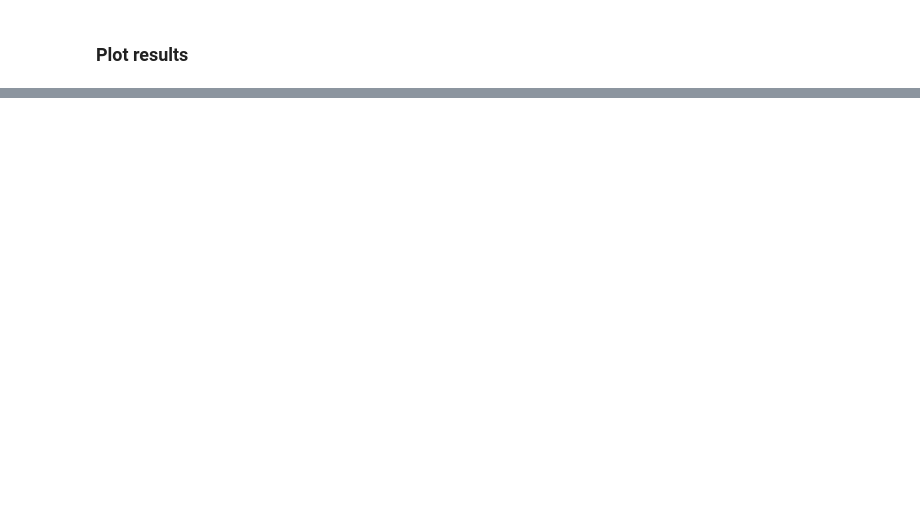
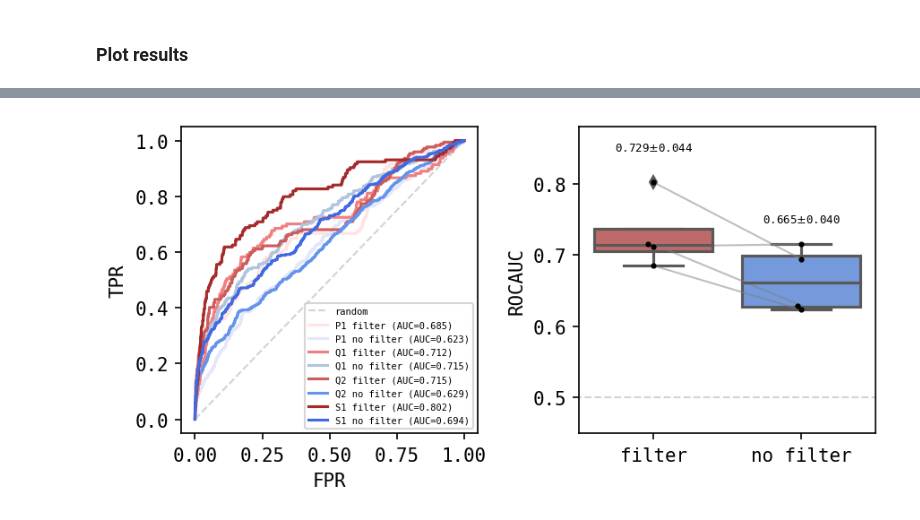
Before and after one commit to svalkiers/immune_response_detection, a Jupyter notebook: notebooks/YFV_background_ROC_analysis.ipynb, the cells around one changed output, grey strips where cells are left out. Cells and saved outputs as stored; diff of their text form; code cells hidden in the pictures; blank space fills up the shorter version.

```diff
--- a/notebooks/YFV_background_ROC_analysis.ipynb
+++ b/notebooks/YFV_background_ROC_analysis.ipynb
@@ -338,0 +476,79 @@ fig.savefig("./fig/roc_auc_P1_15_LD_2.png", format="png", dpi=500)
+# %%
+donors = ["P1","Q1","Q2","S1"]
+d = "12_2"
+sign = False
+cutoff = .2
+
+fig, ax = plt.subplots(dpi=150,figsize=(6,3),ncols=2)
+colors_red = ["mistyrose","lightcoral","indianred","brown"]
+colors_blue = ["lavender","lightsteelblue","cornflowerblue","royalblue"]
+
+red_auc = []
+blue_auc = []
+
+ax[0].plot([0,1],[0,1],color="lightgrey",ls="--",lw=1,label="random")
+
+for n, donor in enumerate(donors):
+
+    df = pd.read_csv(f"./analysis/test/{donor}_15_F1_shuffled_{d}_hits.txt", sep="\t", index_col=[0])
+    df = annotate_results(df, responding)
+    df = df[df.foreground_neighbors>0]
+    df_fg = df.sort_values("pval", ascending=True)
+    df["score"] = ((df.background_neighbors/10)/df.foreground_neighbors)
+    df = df[df.score<cutoff]
+    df["pval_corr"] = fdrcorrection(df.pval, alpha=0.05, method='indep', is_sorted=False)[1]
+    if sign:
+        df = df[df.pval_corr<.05]
+        df_fg["pval_corr"] = fdrcorrection(df_fg.pval, alpha=0.05)[1]
+        df_fg = df_fg[df_fg.pval_corr<.05]
+    fpr, tpr = get_metrics(df, target_col="responding")
+    auroc = np.round(auc(fpr,tpr),3)
+    red_auc.append(auroc)
+    ax[0].plot(fpr, tpr, label=f"{donor} filter (AUC={auroc})",c=colors_red[n])
+
+    fpr, tpr = get_metrics(df_fg, target_col="responding")
+    auroc = np.round(auc(fpr,tpr),3)
+    blue_auc.append(auroc)
+    ax[0].plot(fpr, tpr, label=f"{donor} no filter (AUC={auroc})",c=colors_blue[n])
+
+ax[0].legend(fontsize=5)
+ax[0].set_xlabel("FPR")
+ax[0].set_ylabel("TPR")
+
+results = pd.DataFrame(
+    {"ranking":["p-value"]*4+["neighbor"]*4,
+    "rocauc":red_auc+blue_auc,
+    "donor":donors+donors})
+
+# fig, ax = plt.subplots(dpi=150,figsize=(3,3))
+cpal = {"p-value":"indianred","neighbor":"cornflowerblue"}
+sns.boxplot(x="ranking",y="rocauc",data=results,ax=ax[1],palette=cpal)
+sns.lineplot(x="ranking",y="rocauc",data=results,ax=ax[1],units="donor",estimator=None,c="grey",lw=1,alpha=.5)
+sns.swarmplot(x="ranking",y="rocauc",data=results,s=3,c="black")
+
+ax[1].text(
+    x=0,y=.85,
+    s=f"{np.average(red_auc):.3f}$\pm${np.std(red_auc):.3f}",
+    ha='center', va='center',
+    fontsize=6
+    )
+
+ax[1].text(
+    x=1,y=.75,
+    s=f"{np.average(blue_auc):.3f}$\pm${np.std(blue_auc):.3f}",
+    ha='center', va='center',
+    fontsize=6
+    )
+
+ax[1].set_ylabel("ROCAUC")
+ax[1].set_xlabel("")
+ax[1].set_ylim(.45,.88)
+ax[1].set_xlim(-.5,1.5)
+ax[1].hlines(.5,xmin=-1,xmax=2,color="lightgrey",ls="--",lw=1)
+
+ax[1].set_xticklabels(["filter", "no filter"])
+
+fig.tight_layout()
+# fig.savefig(f"./fig/pval_vs_neighbor_rank_tcrdist_{d}.png", format="png", dpi=500)
+# %% [output]
+[figure, added]
```
Also changed, not shown: parts of 46 cells of this notebook, 5 other files.
